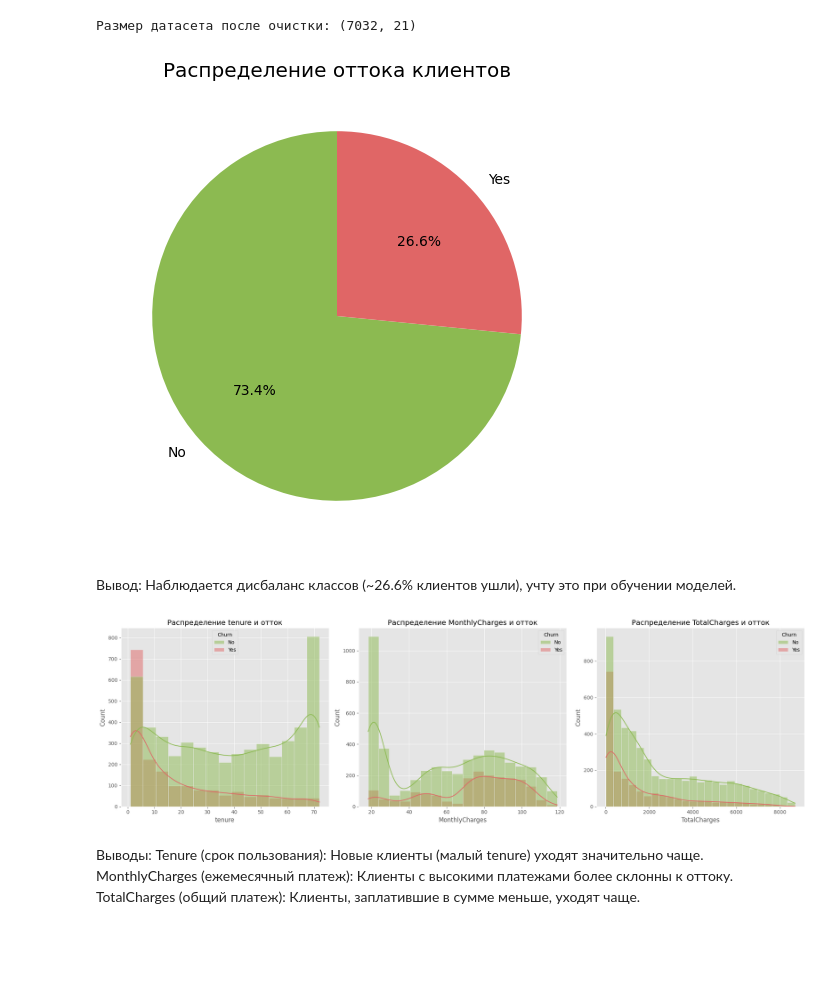
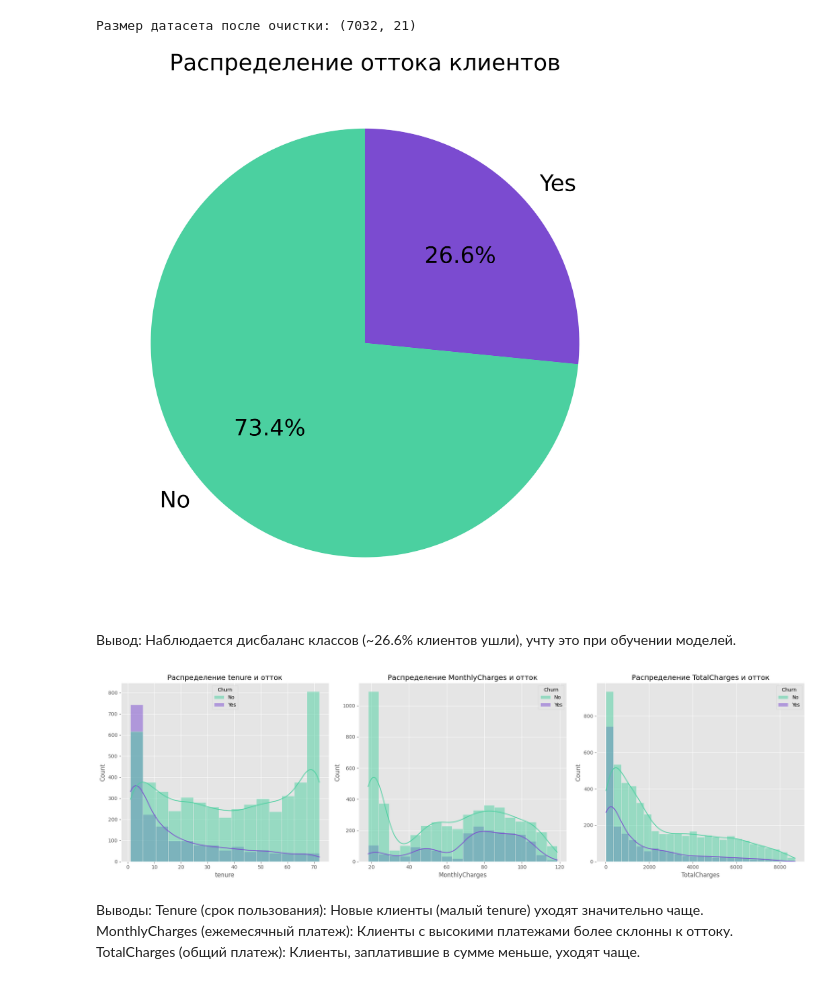
Before and after one commit to DgtrDN/diplom, a Jupyter notebook: diplom_telco_customer.ipynb, the cells around one changed output. Drawn from its saved outputs; the diff is of its cells as text; code cells hidden in the pictures; blank space fills up the shorter version.

```diff
--- a/diplom_telco_customer.ipynb
+++ b/diplom_telco_customer.ipynb
@@ -138,14 +138,14 @@ print(f"\nРазмер датасета после очистки: {df.shape}")
 # %%
 # Визуализация
 
 # 1. Распределение оттока (целевой переменной)
-plt.figure(figsize=(6, 6))
+plt.figure(figsize=(60, 60))
 churn_counts = df['Churn'].value_counts()
-plt.pie(churn_counts, labels=churn_counts.index, autopct='%1.1f%%', startangle=90, colors=['#8cba51', '#e06666'])
-plt.title('Распределение оттока клиентов')
+plt.pie(churn_counts, labels=churn_counts.index, autopct='%1.1f%%', startangle=90, colors=["#4BD0A0", '#7B4BD0'], textprops={'fontsize': 140})
+plt.title('Распределение оттока клиентов', fontsize=140)
 plt.show()
 # %% [output]
-[figure, old version]
+[figure, new version]
 # %% [markdown]
 Вывод: Наблюдается дисбаланс классов (~26.6% клиентов ушли), учту это при обучении моделей.
 # %%
@@ -153,12 +153,12 @@ plt.show()
 numeric_cols = ['tenure', 'MonthlyCharges', 'TotalCharges']
 fig, axes = plt.subplots(1, 3, figsize=(20, 6))
 for i, col in enumerate(numeric_cols):
-    sns.histplot(df, x=col, hue='Churn', kde=True, ax=axes[i], palette=['#8cba51', '#e06666'])
+    sns.histplot(df, x=col, hue='Churn', kde=True, ax=axes[i], palette=["#4BD0A0", '#7B4BD0'])
     axes[i].set_title(f'Распределение {col} и отток')
 plt.tight_layout()
 plt.show()
 # %% [output]
-[figure, old version]
+[figure, new version]
 # %% [markdown]
 Выводы: Tenure (срок пользования): Новые клиенты (малый tenure) уходят значительно чаще. MonthlyCharges (ежемесячный платеж): Клиенты с высокими платежами более склонны к оттоку. TotalCharges (общий платеж): Клиенты, заплатившие в сумме меньше, уходят чаще.
 # %%
```
Also changed, not shown: parts of 16 cells of this notebook, 12 other files.
